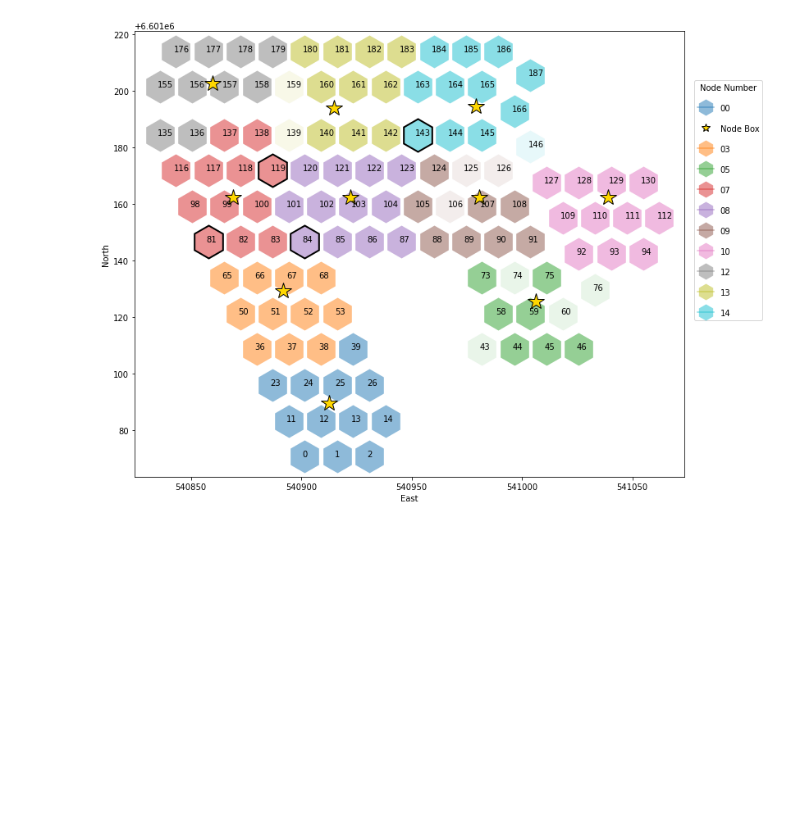
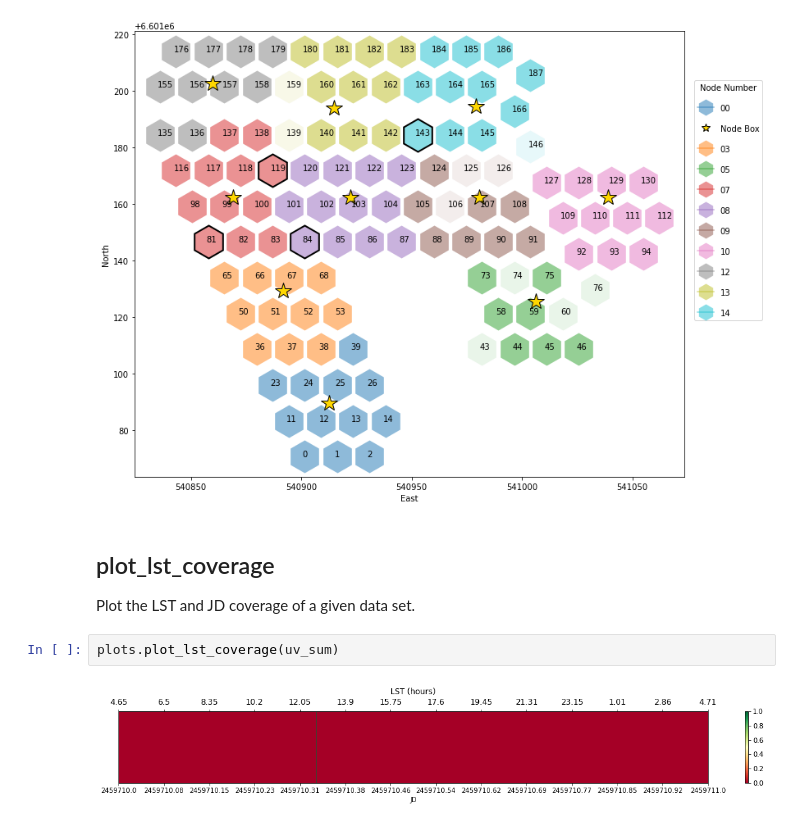
Before and after one commit to HERA-Team/hera_commissioning_tools, a Jupyter notebook: notebooks/plot_library.ipynb, the cells around one changed output. Drawn from its saved outputs; the diff is of its cells as text; blank space fills up the shorter version.

Commit message:
Add new plot functions

```diff
--- a/notebooks/plot_library.ipynb
+++ b/notebooks/plot_library.ipynb
@@ -83,3 +77,11 @@ Map of antenna positions. Antennas listed in the badAnts parameter are outlined
 plots.plot_antenna_positions(uv_sum_sky,badAnts=[81,84,119,143])
 # %% [output]
 [figure]
+# %% [markdown]
+## plot_lst_coverage
+
+Plot the LST and JD coverage of a given data set.
+# %%
+plots.plot_lst_coverage(uv_sum)
+# %% [output]
+[figure, added]
```
Also changed, not shown: parts of 4 cells of this notebook, 1 other file.
